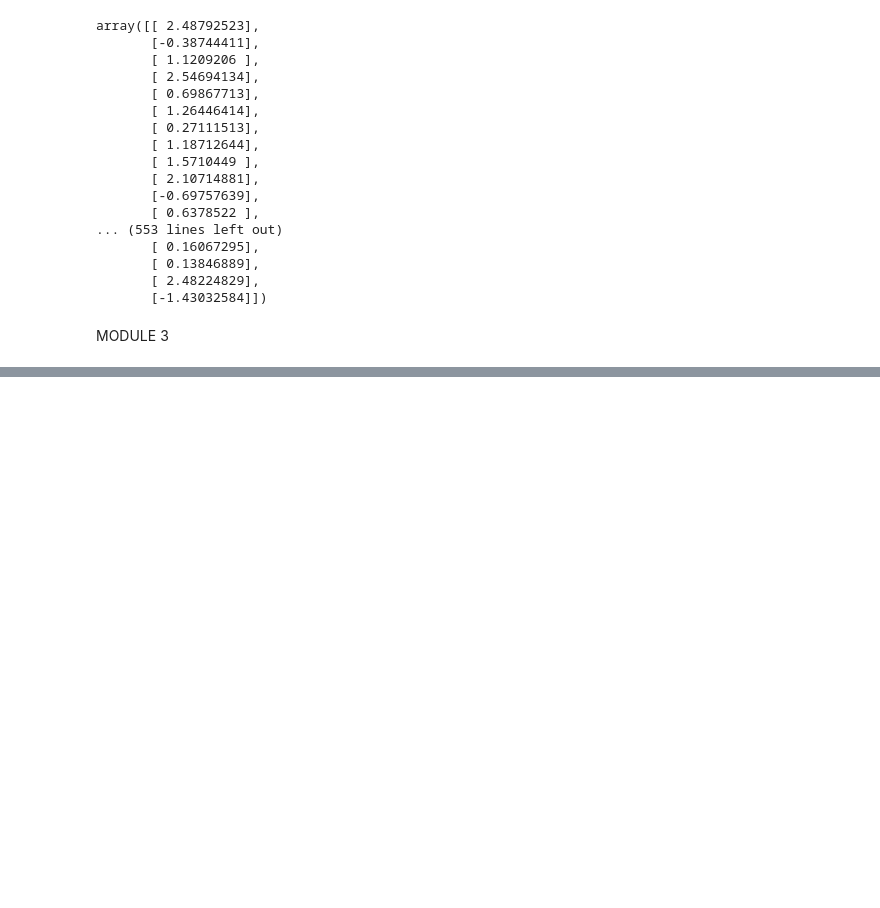
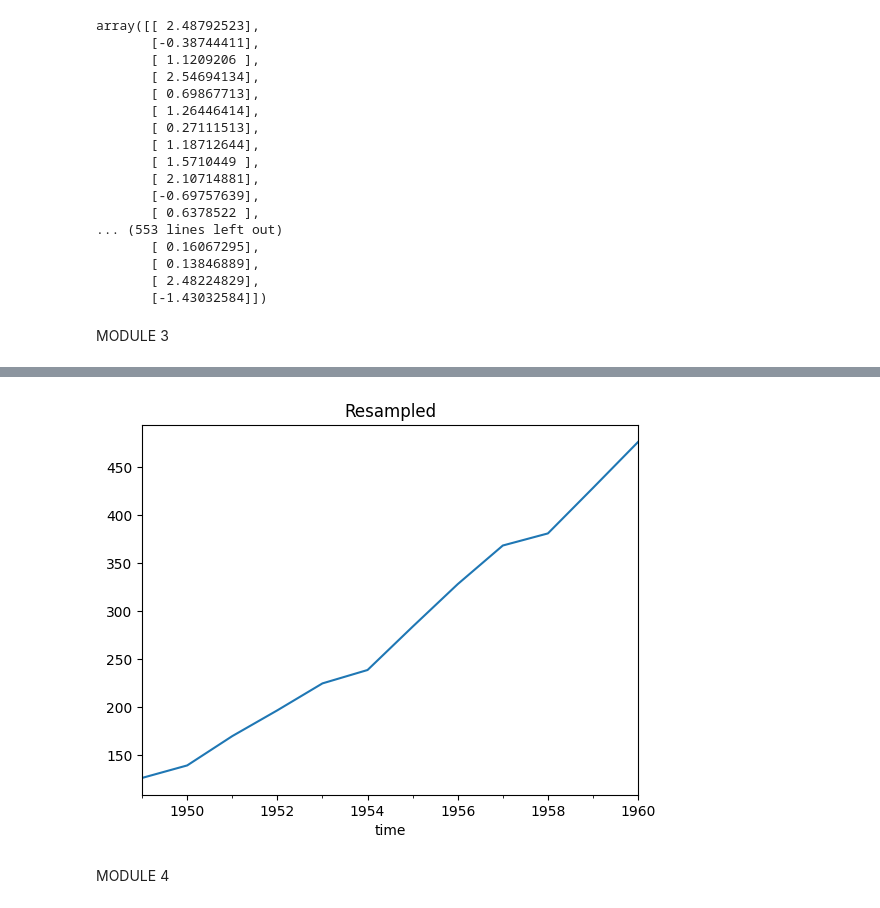
Before and after one commit to taniyeahh7/B_EDA_DA, a Jupyter notebook: EDA_JupyNb.ipynb, the cells around one changed output, grey strips where cells are left out. Drawn from its saved outputs; the diff is of its cells as text; code cells hidden in the pictures; blank space fills up the shorter version.

```diff
--- a/EDA_JupyNb.ipynb
+++ b/EDA_JupyNb.ipynb
@@ -430,0 +453,8 @@ sns.heatmap(df_nodiag.corr())
+# %%
+yearly = df["value"].resample("Y").mean()
+yearly.plot(title = "Resampled")
+plt.show()
+# %% [output]
+[figure, added]
+# %% [markdown]
+MODULE 4
```
Also changed, not shown: parts of 26 cells of this notebook.
